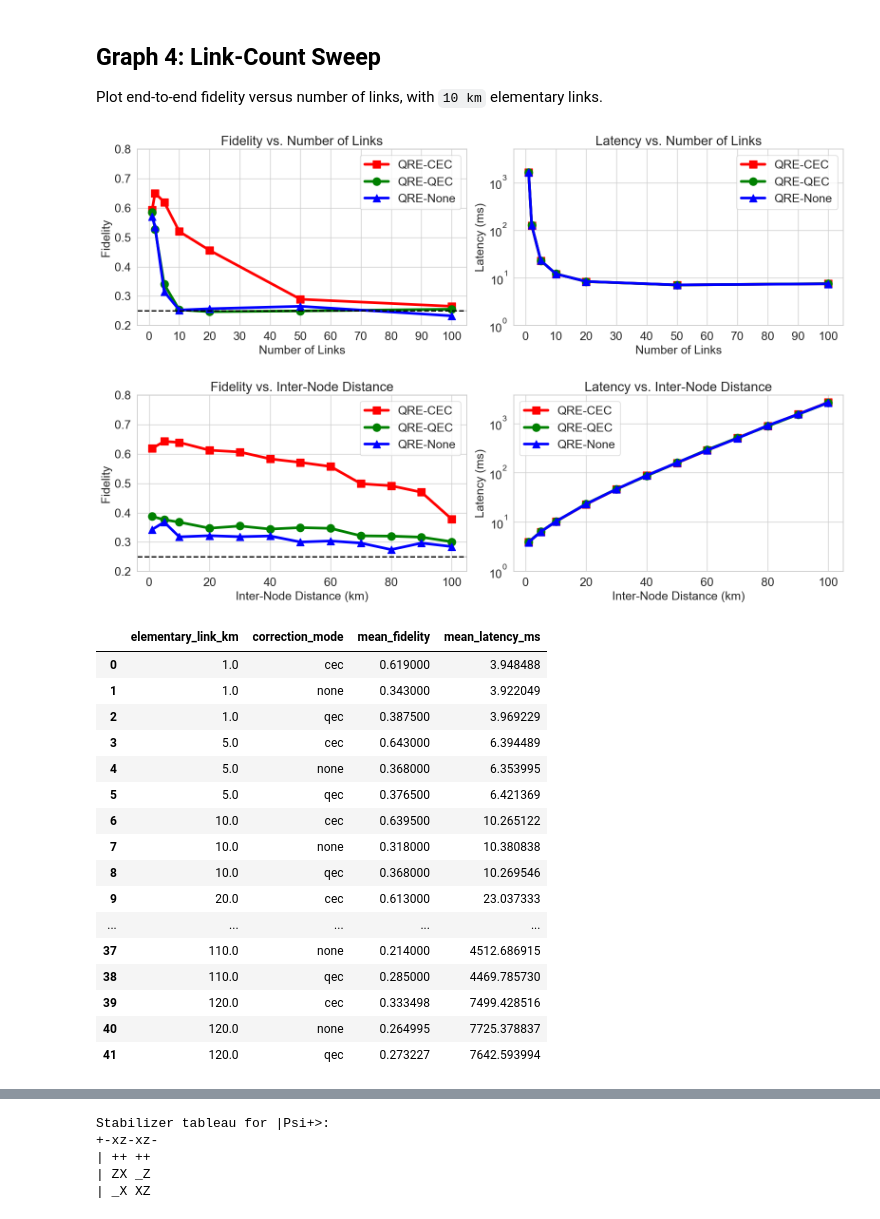
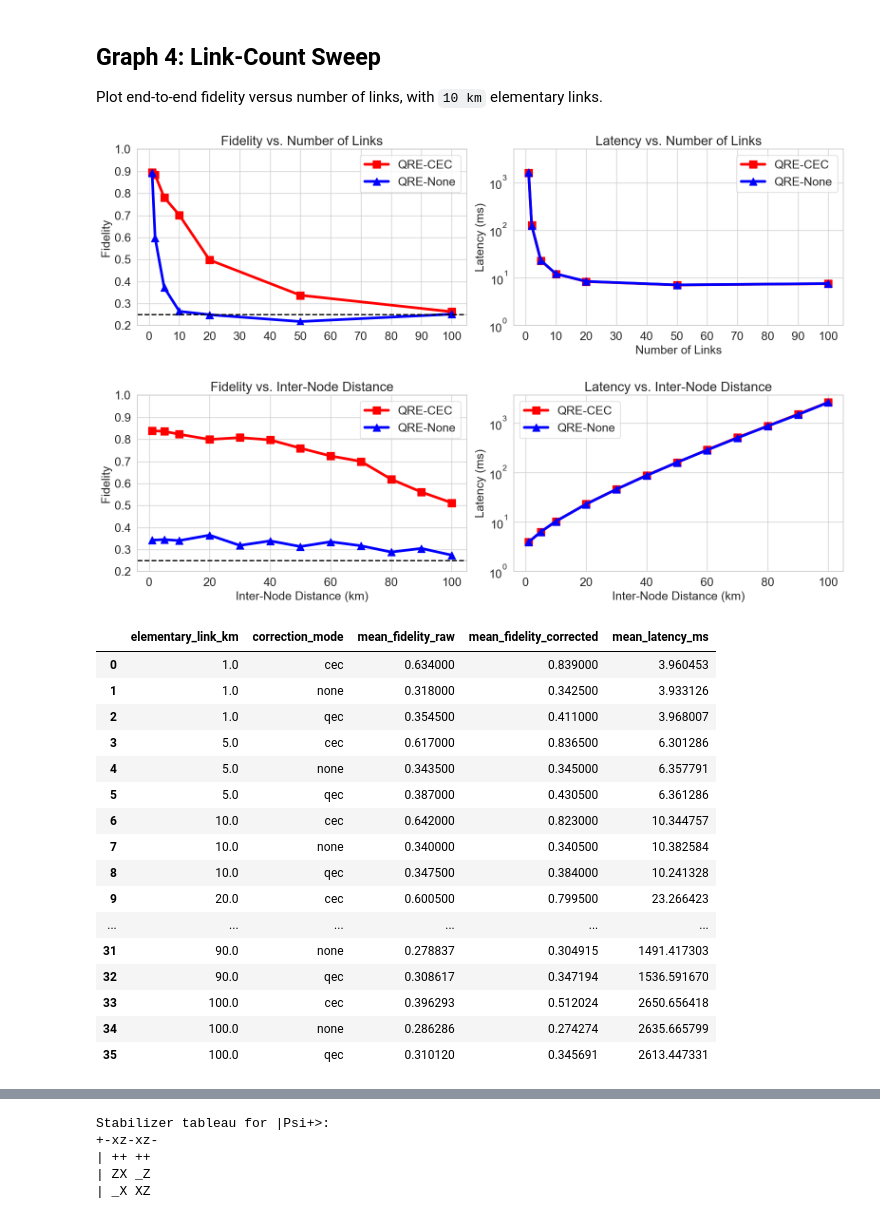
Before and after one commit to SagarPatange/QEC, a Jupyter notebook: plot.ipynb, the cells around one changed output, grey strips where cells are left out. Drawn from its saved outputs; the diff is of its cells as text; code cells hidden in the pictures.

```diff
--- a/plot.ipynb
+++ b/plot.ipynb
@@ -42,6 +42,7 @@ filename_re = re.compile(
     r"dist=(?P<dist>[0-9.]+),"
     r"gate=(?P<gate>[0-9.]+),"
     r"twoq=(?P<twoq>[0-9.]+),"
+    r"(?:meas=(?P<meas>[0-9.]+|cfg),)?"
     r"prep=(?P<prep>[0-9.]+),"
     r"T1=(?P<t1>[0-9.eE+-]+),"
     r"T2=(?P<t2>[0-9.eE+-]+),"
@@ -96,7 +97,8 @@ def load_runner_logs(log_dir: Path) -> pd.DataFrame:
                     "css_code": meta["code"],
                     "two_qubit_gate_fidelity": float(meta["twoq"]),
                     "gate_fidelity": float(meta["gate"]),
-                    "state_preparation_fidelity": float(meta["prep"]),
+                    "measurement_fidelity": None if meta.get("meas") in (None, "cfg") else float(meta["meas"]),
+                    "initialization_fidelity": float(meta["prep"]),
                     "physical_bell_pair_fidelity": None if meta.get("physbell") in (None, "cfg") else float(meta["physbell"]),
                     "data_t2": t2_value,
                     "comm_t2": t2_value,
@@ -340,7 +351,7 @@ plt.show()
 
 Plot end-to-end fidelity versus number of links, with `10 km` elementary links.
 # %%
-graph4_log_dir = Path("/Users/patange/Documents/Argonne/QEC/log/runner/graph4_link_count_sweep")
+graph4_log_dir = Path("/Users/patange/Documents/Argonne/QEC/log/runner-ideal/graph4_link_count_sweep")
 graph4_df = load_runner_logs(graph4_log_dir)
 
 if graph4_df.empty:
@@ -348,31 +359,29 @@ if graph4_df.empty:
 else:
     # Average all completed runs at each link count and protocol setting.
     graph4_summary = graph4_df.groupby(["num_links", "correction_mode"], as_index=False).agg(mean_fidelity_raw=("fidelity_raw", "mean"), mean_fidelity_corrected=("fidelity_corrected", "mean"), mean_latency_ms=("latency_ms", "mean")).sort_values(["num_links", "correction_mode"]).reset_index(drop=True)
-    colors = {"cec": "red", "none": "blue", "qec": "green"}
-    names = {"cec": "QRE-CEC", "none": "QRE-None", "qec": "QRE-QEC"}
-    markers = {"cec": "s", "none": "^", "qec": "o"}
+    colors = {"cec": "red", "none": "blue"}
+    names = {"cec": "QRE-CEC", "none": "QRE-None"}
+    markers = {"cec": "s", "none": "^"}
 
     fig, axes = plt.subplots(1, 2, figsize=(16, 5))
     # Left panel: fidelity.
     ax0 = axes[0]
     # Draw each protocol separately so the marker shapes stay fixed.
-    for protocol in ["cec", "qec", "none"]:
+    for protocol in ["cec", "none"]:
         data = graph4_summary[graph4_summary["correction_mode"] == protocol]
-        ax0.plot(data["num_links"], data["mean_fidelity_corrected"], color=colors[protocol], marker=markers[protocol], linewidth=4, markersize=12, linestyle="-", label=f"{names[protocol]} (corrected)")
-        ax0.plot(data["num_links"], data["mean_fidelity_raw"], color=colors[protocol], linewidth=3, linestyle="--", label=f"{names[protocol]} (raw)")
-    ax0.set_xlabel("Number of Links", fontsize=18)
+        ax0.plot(data["num_links"], data["mean_fidelity_corrected"], color=colors[protocol], marker=markers[protocol], linewidth=4, markersize=12, linestyle="-", label=names[protocol])
     ax0.set_ylabel("Fidelity", fontsize=18)
     ax0.set_title("Fidelity vs. Number of Links", fontsize=20)
     ax0.axhline(0.25, color="black", linestyle="--", linewidth=2, label="_nolegend_")
-    ax0.set_ylim(0.2, 0.8)
-    ax0.set_yticks([0.2, 0.3, 0.4, 0.5, 0.6, 0.7, 0.8])
+    ax0.set_ylim(0.2, 1.0)
+    ax0.set_yticks([0.2, 0.3, 0.4, 0.5, 0.6, 0.7, 0.8, 0.9, 1.0])
     ax0.set_xticks([0,10,20,30,40,50,60,70,80,90,100])
 
     ax0.tick_params(axis="both", labelsize=18)
 
     # Right panel: latency.
     ax1 = axes[1]
-    for protocol in ["cec", "qec", "none"]:
+    for protocol in ["cec", "none"]:
         data = graph4_summary[graph4_summary["correction_mode"] == protocol]
         ax1.plot(data["num_links"], data["mean_latency_ms"], color=colors[protocol], marker=markers[protocol], linewidth=4, markersize=12, label=names[protocol])
     ax1.set_xlabel("Number of Links", fontsize=18)
@@ -391,64 +400,63 @@ else:
     plt.savefig(output_dir / "number_of_links_sweep_E2E100km.png", dpi=300, bbox_inches="tight")
     plt.show()
 # %% [output]
-[figure, old version]
+[figure, new version]
 # %%
-graph5_log_dir = Path("/Users/patange/Documents/Argonne/QEC/log/runner/graph5_inter_node_distance_sweep")
+graph5_log_dir = Path("/Users/patange/Documents/Argonne/QEC/log/runner-ideal/graph5_inter_node_distance_sweep")
 graph5_df = load_runner_logs(graph5_log_dir)
 
 # Average all completed runs at each inter-node distance and protocol setting.
 graph5_summary = graph5_df.groupby(["elementary_link_km", "correction_mode"], as_index=False).agg(mean_fidelity_raw=("fidelity_raw", "mean"), mean_fidelity_corrected=("fidelity_corrected", "mean"), mean_latency_ms=("latency_ms", "mean")).sort_values(["elementary_link_km", "correction_mode"]).reset_index(drop=True)
-colors = {"cec": "red", "none": "blue", "qec": "green"}
-names = {"cec": "QRE-CEC", "none": "QRE-None", "qec": "QRE-QEC"}
-markers = {"cec": "s", "none": "^", "qec": "o"}
+colors = {"cec": "red", "none": "blue"}
+names = {"cec": "QRE-CEC", "none": "QRE-None"}
+markers = {"cec": "s", "none": "^"}
 
 fig, axes = plt.subplots(1, 2, figsize=(16, 5), sharex=True)
 
-for protocol in ["cec", "qec", "none"]:
+for protocol in ["cec", "none"]:
     data = graph5_summary[(graph5_summary["correction_mode"] == protocol) & (~graph5_summary["elementary_link_km"].isin([2.5, 7.5, 110,120]))]
-    axes[0].plot(data["elementary_link_km"], data["mean_fidelity_corrected"], color=colors[protocol], marker=markers[protocol], linewidth=4, markersize=12, linestyle="-", label=f"{names[protocol]} (corrected)")
-    axes[0].plot(data["elementary_link_km"], data["mean_fidelity_raw"], color=colors[protocol], linewidth=3, linestyle="--", label=f"{names[protocol]} (raw)")
+    axes[0].plot(data["elementary_link_km"], data["mean_fidelity_corrected"], color=colors[protocol], marker=markers[protocol], linewidth=4, markersize=12, linestyle="-", label=names[protocol])
     axes[1].plot(data["elementary_link_km"], data["mean_latency_ms"], color=colors[protocol], marker=markers[protocol], linewidth=4, markersize=12, label=names[protocol])
 
 axes[0].set_xlabel("Inter-Node Distance (km)", fontsize=18)
 axes[0].set_ylabel("Fidelity", fontsize=18)
 axes[0].set_title("Fidelity vs. Inter-Node Distance", fontsize=20)
 axes[0].axhline(0.25, color="black", linestyle="--", linewidth=2, label="_nolegend_")
-axes[0].set_ylim(0.2, 0.8)
-axes[0].set_yticks([0.2, 0.3, 0.4, 0.5, 0.6, 0.7, 0.8])
+axes[0].set_ylim(0.2, 1.0)
+axes[0].set_yticks([0.2, 0.3, 0.4, 0.5, 0.6, 0.7, 0.8, 0.9, 1.0])
 axes[0].tick_params(axis="both", labelsize=18)
 axes[0].legend(fontsize=18)
 
 axes[1].set_xlabel("Inter-Node Distance (km)", fontsize=18)
 axes[1].set_ylabel("Latency (ms)", fontsize=18)
 axes[1].set_title("Latency vs. Inter-Node Distance", fontsize=20)
 axes[1].tick_params(axis="both", labelsize=18)
 axes[1].legend(fontsize=18)
 axes[1].set_yscale("log")
 axes[1].set_yticks([1e0, 1e1, 1e2, 1e3])
 
 
 plt.tight_layout()
 plt.savefig(output_dir / "fidelity_vs_inter_node_distance_5linktopology.png", dpi=300, bbox_inches="tight")
 plt.show()
 
 graph5_summary
 # %% [output]
-[figure, old version]
+[figure, new version]
-|  | elementary_link_km | correction_mode | mean_fidelity | mean_latency_ms |
-| 0 | 1.0 | cec | 0.619000 | 3.948488 |
-| 1 | 1.0 | none | 0.343000 | 3.922049 |
-| 2 | 1.0 | qec | 0.387500 | 3.969229 |
-| 3 | 5.0 | cec | 0.643000 | 6.394489 |
-| 4 | 5.0 | none | 0.368000 | 6.353995 |
-| 5 | 5.0 | qec | 0.376500 | 6.421369 |
-| 6 | 10.0 | cec | 0.639500 | 10.265122 |
-| 7 | 10.0 | none | 0.318000 | 10.380838 |
-| 8 | 10.0 | qec | 0.368000 | 10.269546 |
-| 9 | 20.0 | cec | 0.613000 | 23.037333 |
-| ... | ... | ... | ... | ... |
-| 37 | 110.0 | none | 0.214000 | 4512.686915 |
-| 38 | 110.0 | qec | 0.285000 | 4469.785730 |
-| 39 | 120.0 | cec | 0.333498 | 7499.428516 |
-| 40 | 120.0 | none | 0.264995 | 7725.378837 |
-| 41 | 120.0 | qec | 0.273227 | 7642.593994 |
+|  | elementary_link_km | correction_mode | mean_fidelity_raw | mean_fidelity_corrected | mean_latency_ms |
+| 0 | 1.0 | cec | 0.634000 | 0.839000 | 3.960453 |
+| 1 | 1.0 | none | 0.318000 | 0.342500 | 3.933126 |
+| 2 | 1.0 | qec | 0.354500 | 0.411000 | 3.968007 |
+| 3 | 5.0 | cec | 0.617000 | 0.836500 | 6.301286 |
+| 4 | 5.0 | none | 0.343500 | 0.345000 | 6.357791 |
+| 5 | 5.0 | qec | 0.387000 | 0.430500 | 6.361286 |
+| 6 | 10.0 | cec | 0.642000 | 0.823000 | 10.344757 |
+| 7 | 10.0 | none | 0.340000 | 0.340500 | 10.382584 |
+| 8 | 10.0 | qec | 0.347500 | 0.384000 | 10.241328 |
+| 9 | 20.0 | cec | 0.600500 | 0.799500 | 23.266423 |
+| ... | ... | ... | ... | ... | ... |
+| 31 | 90.0 | none | 0.278837 | 0.304915 | 1491.417303 |
+| 32 | 90.0 | qec | 0.308617 | 0.347194 | 1536.591670 |
+| 33 | 100.0 | cec | 0.396293 | 0.512024 | 2650.656418 |
+| 34 | 100.0 | none | 0.286286 | 0.274274 | 2635.665799 |
+| 35 | 100.0 | qec | 0.310120 | 0.345691 | 2613.447331 |
```
Also changed, not shown: parts of 24 cells of this notebook, 22 other files.
